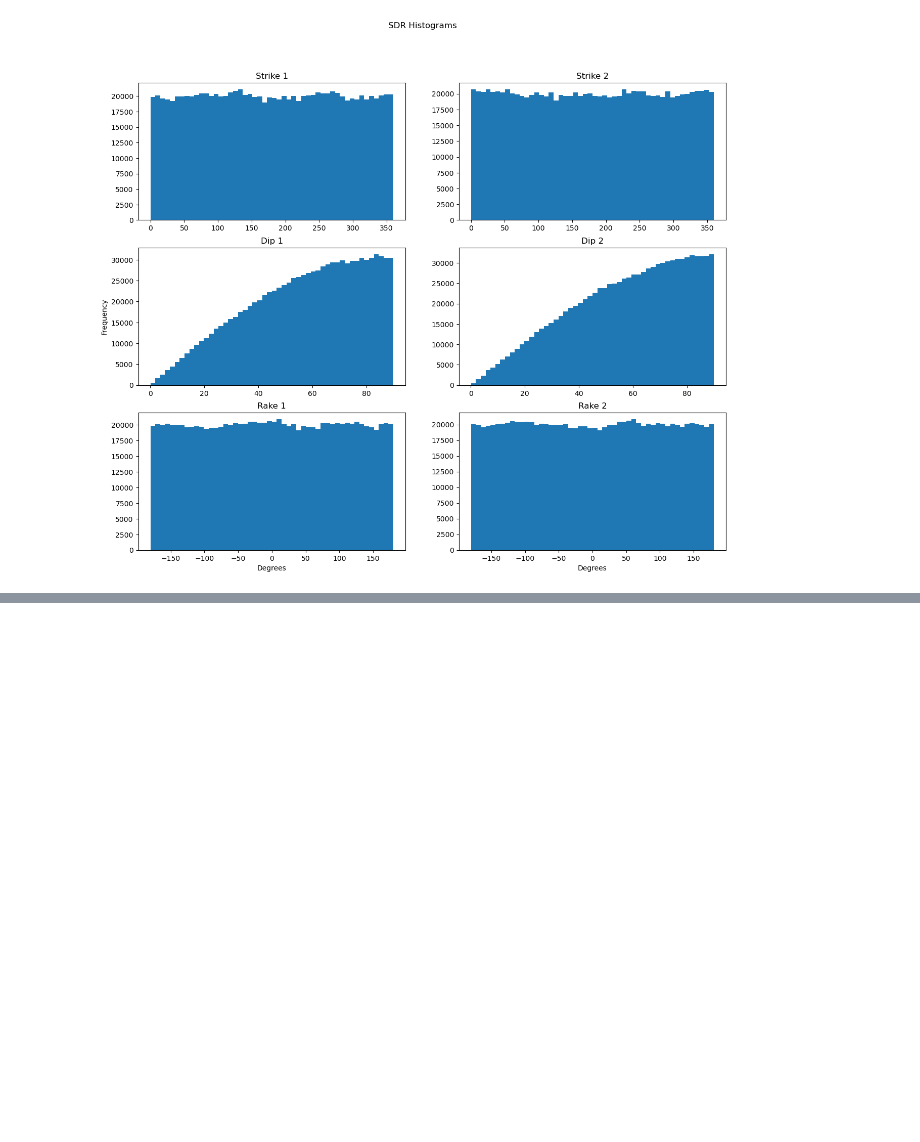
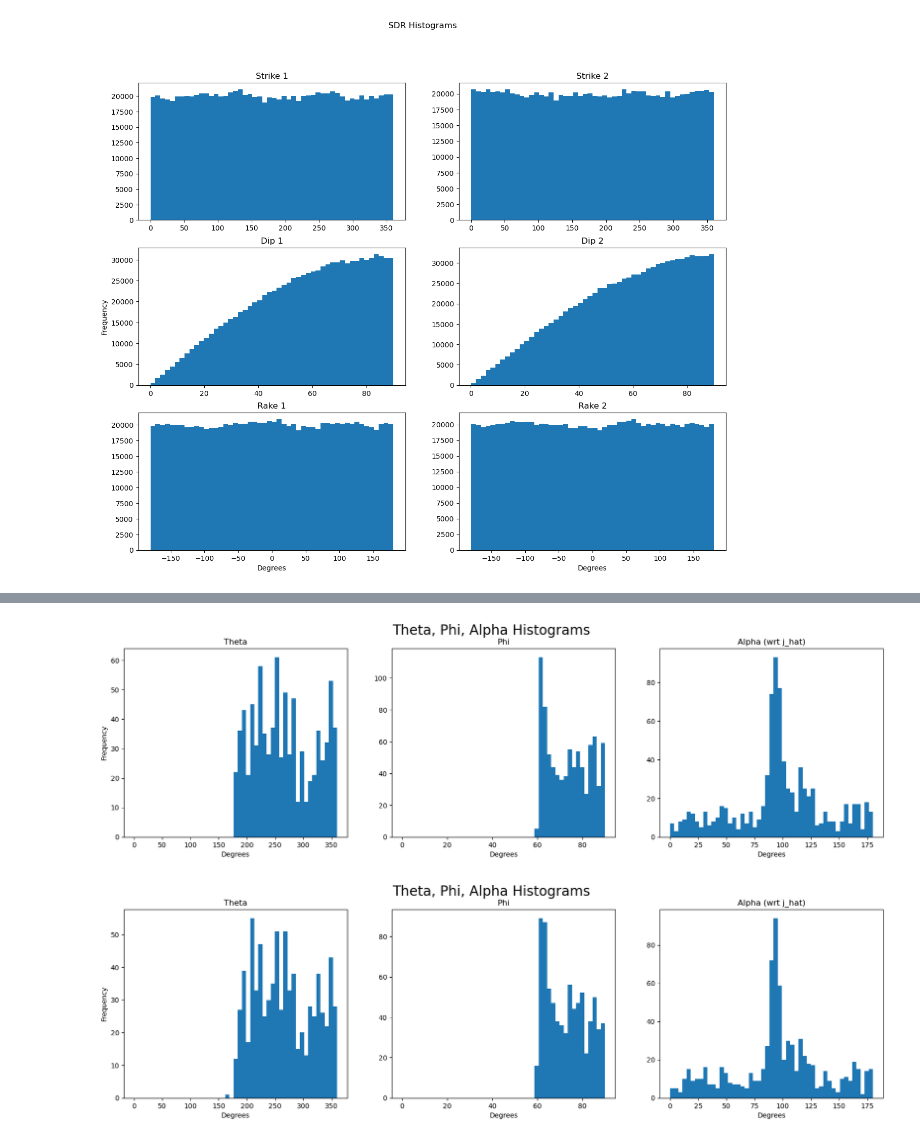
Before and after one commit to victoragaba/SURG-Mars, a Jupyter notebook: visuals.ipynb, the cells around one changed output, grey strips where cells are left out. Cells and saved outputs as stored; diff of their text form; code cells hidden in the pictures; blank space fills up the shorter version.

```diff
--- a/visuals.ipynb
+++ b/visuals.ipynb
@@ -64,3 +76,10 @@ fr.weighted_pairwise_scatter(df[accepted1], "Weight", true_sol = normal_faults)
+# %%
+# grid of pairwise scatter plots
+fr.weighted_pairwise_scatter(df[old_accepted1], "OldWeight", type="tpa")
+fr.weighted_pairwise_scatter(df[accepted1], "Weight", type="tpa")
+# %% [output]
+[figure, added]
+[figure, added]
 # %%
 # beachballs, consider weight
 # omkar's code (GitHub)
```
Also changed, not shown: parts of 4 cells of this notebook, 3 other files.
